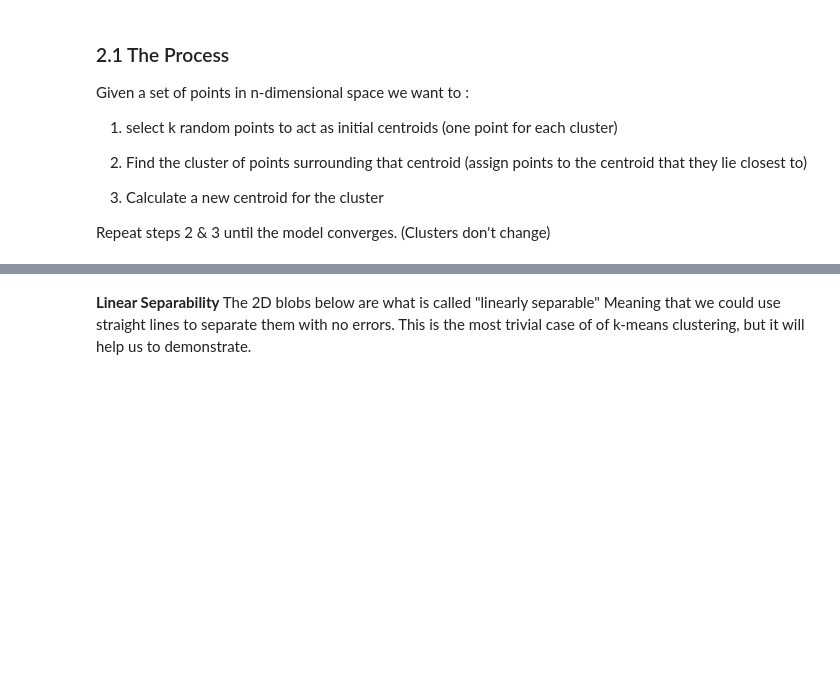
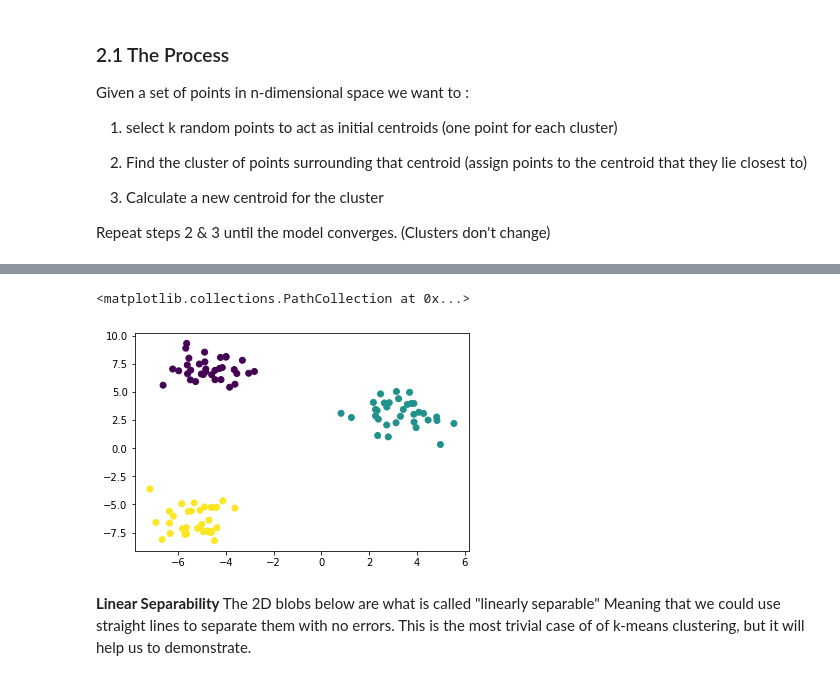
Before and after one commit to ndow33/DS-Unit-1-Sprint-3-Linear-Algebra, a Jupyter notebook: module4-clustering/Follow_along_LS_DS_134_Clustering_and_NFL.ipynb, the cells around one changed output, grey strips where cells are left out. Cells and saved outputs as stored; diff of their text form; code cells hidden in the pictures; blank space fills up the shorter version.

```diff
--- a/module4-clustering/Follow_along_LS_DS_134_Clustering_and_NFL.ipynb
+++ b/module4-clustering/Follow_along_LS_DS_134_Clustering_and_NFL.ipynb
@@ -285,0 +379,8 @@ Repeat steps 2 & 3 until the model converges. (Clusters don't change)
+# %%
+#  Let's make some blobs
+points, center = make_blobs(n_samples=100, #samples
+                            centers=3, #clusters
+                            n_features=2) #columns
+#examination...
+print(points[:10])
+print(center)
@@ -286,2 +401,6 @@ Repeat steps 2 & 3 until the model converges. (Clusters don't change)
 # %%
 # Make that into a dataframe of x, y and label values
+blobs_df = pd.DataFrame(dict(x = points[:,0],
+                             y= points[:,1] ,
+                             label = center))
+blobs_df.head()
@@ -288,5 +414,11 @@ Repeat steps 2 & 3 until the model converges. (Clusters don't change)
 # %%
 # Display the clusters we made
+plt.scatter(x = blobs_df['x'],
+            y= blobs_df['y'],
+            c = blobs_df['label'])
+# %% [output]
+<matplotlib.collections.PathCollection at 0x...>
+[figure, added]
 # %% [markdown]
 **Linear Separability**
 The 2D blobs below are what is called "linearly separable" Meaning that we could use straight lines to separate them with no errors. This is the most trivial case of of k-means clustering, but it will help us to demonstrate.
```
Also changed, not shown: parts of 90 cells of this notebook.
